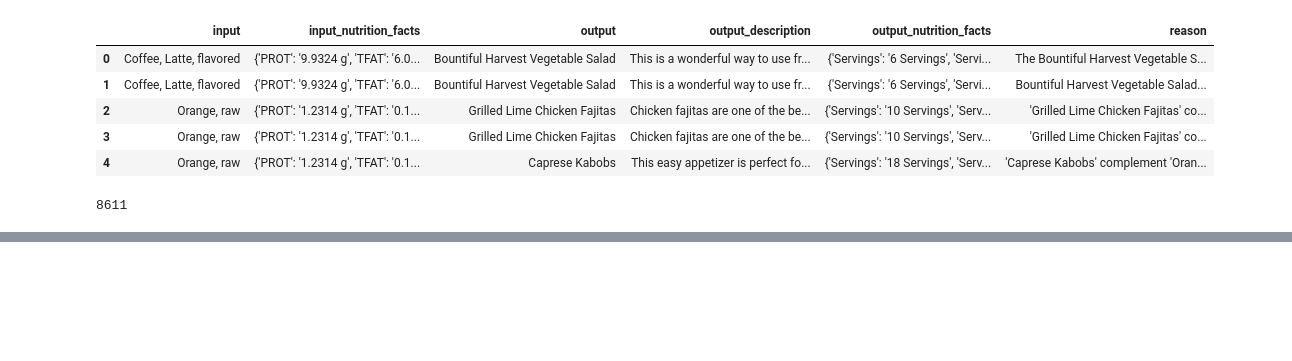
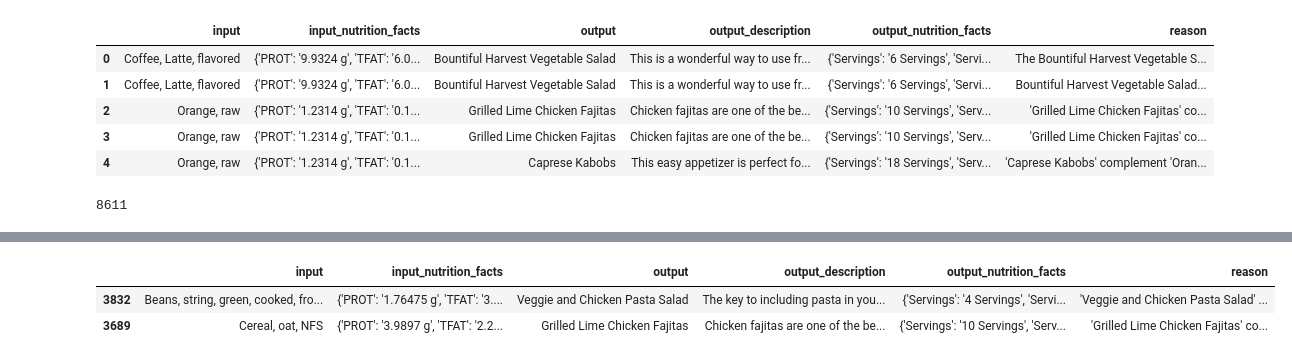
Before and after one commit to HwangIsAce/llm_for_diabetes, a Jupyter notebook: src/data/data3_multimodal/version1/snapme.ipynb, the cells around one changed output, grey strips where cells are left out. Cells and saved outputs as stored; diff of their text form; code cells hidden in the pictures; blank space fills up the shorter version.

```diff
--- a/src/data/data3_multimodal/version1/snapme.ipynb
+++ b/src/data/data3_multimodal/version1/snapme.ipynb
@@ -553,9 +553,10 @@ print(f"Reason generation complete. Results saved to {file_path}.")
 Reason generation complete. Results saved to snapme_origin_v1.json.
 # %%
 import json
+import pandas as pd
 
-# file_path = "/data/jaesung/llm_for_diabetes/src/data/data3_multimodal/snapme_origin_v1.json"
-file_path = "/data/jaesung/llm_for_diabetes/src/data/data3_multimodal/version1/snapme_origin.json"
+file_path = "/data/jaesung/llm_for_diabetes/src/data/data3_multimodal/version1/snapme_origin_v6.json"
+# file_path = "/data/jaesung/llm_for_diabetes/src/data/data3_multimodal/version1/snapme_origin.json"
 with open(file_path, 'r', encoding='utf-8') as f:
     tmp = json.load(f)
 
@@ -576,3 +705,9 @@ len(mm4)
+# %%
+mm4.head(2)
+# %% [output]
+|  | input | input_nutrition_facts | output | output_description | output_nutrition_facts | reason |
+| 3832 | Beans, string, green, cooked, fro... | {'PROT': '1.76475 g', 'TFAT': '3.... | Veggie and Chicken Pasta Salad | The key to including pasta in you... | {'Servings': '4 Servings', 'Servi... | 'Veggie and Chicken Pasta Salad' ... |
+| 3689 | Cereal, oat, NFS | {'PROT': '3.9897 g', 'TFAT': '2.2... | Grilled Lime Chicken Fajitas | Chicken fajitas are one of the be... | {'Servings': '10 Servings', 'Serv... | 'Grilled Lime Chicken Fajitas' co... |
 # %%
 from sklearn.model_selection import train_test_split
 
```
Also changed, not shown: parts of 6 cells of this notebook, 4 other files.
